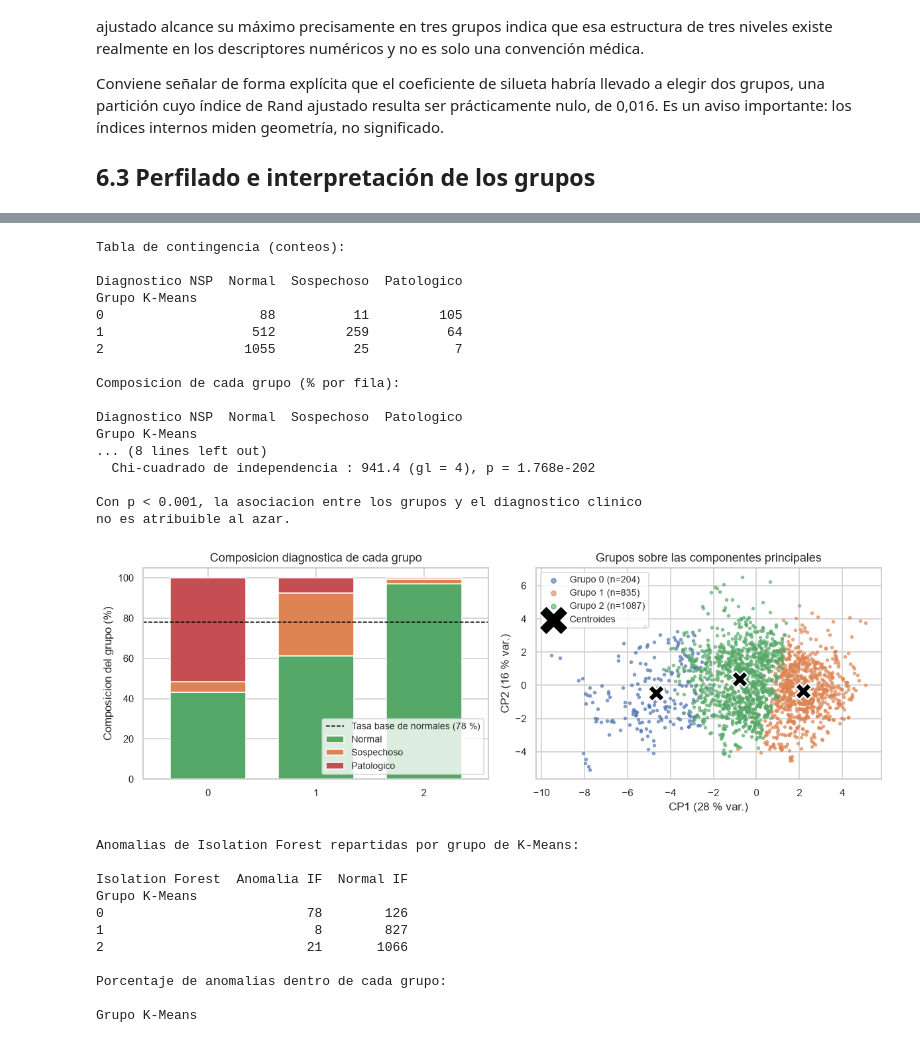
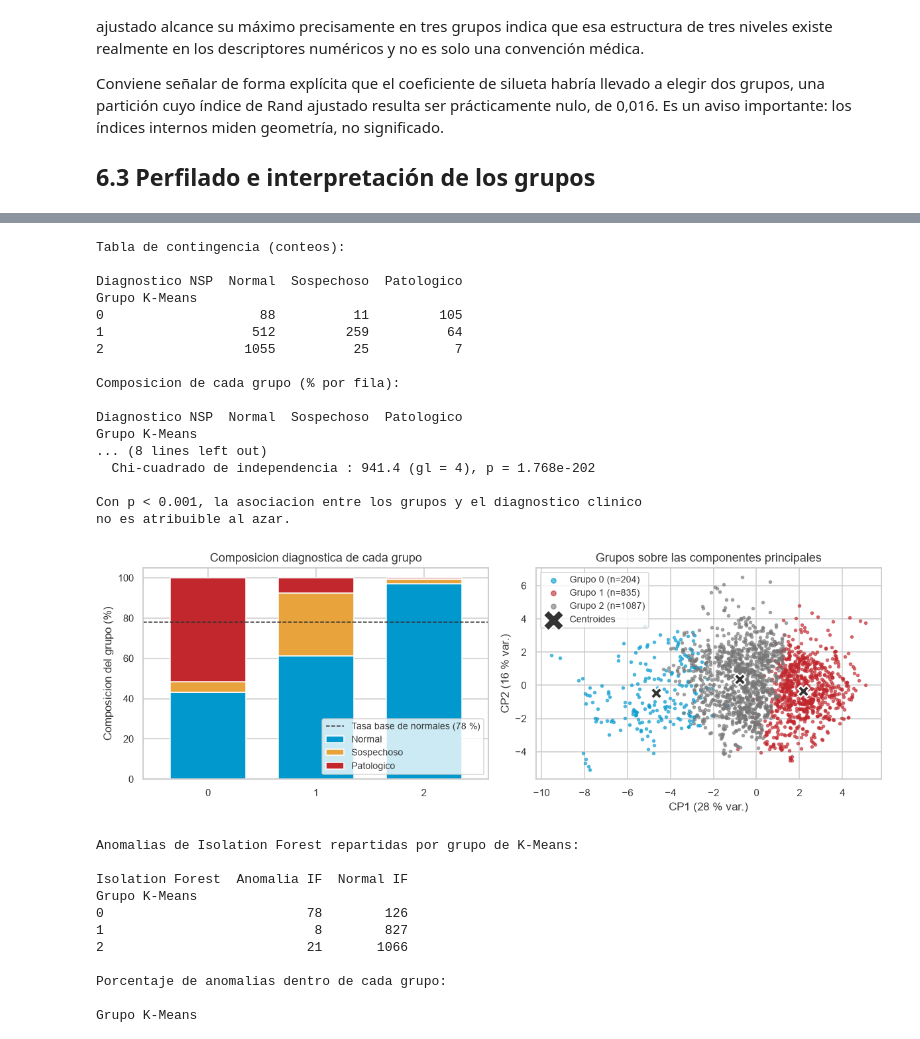
Before and after one commit to amenesesy/actividad-ml-ctg, a Jupyter notebook: ML_Actividad_CTG.ipynb, the cells around one changed output, grey strips where cells are left out. Drawn from its saved outputs; the diff is of its cells as text; code cells hidden in the pictures.

```diff
--- a/ML_Actividad_CTG.ipynb
+++ b/ML_Actividad_CTG.ipynb
@@ -711,7 +739,7 @@ datos_validos = df_bruto[VARIABLES].dropna()
 # Histogramas con estimacion de densidad
 fig, ejes = plt.subplots(3, 4, figsize=(11, 6.6))
 for eje, col in zip(ejes.flatten(), VARS_CLAVE):
-    sns.histplot(datos_validos[col], bins=30, kde=True, ax=eje, color="#4C72B0")
+    sns.histplot(datos_validos[col], bins=30, kde=True, ax=eje, color=UNIR_CIAN)
     eje.set_title(col + "  (asimetria = %.2f)" % datos_validos[col].skew(), fontsize=10)
     eje.set_xlabel("")
     eje.set_ylabel("")
@@ -725,9 +753,9 @@ guardar("fig_distribuciones")
 datos_z = (datos_validos - datos_validos.mean()) / datos_validos.std()
 
 plt.figure(figsize=(10.5, 4.2))
-sns.boxplot(data=datos_z, orient="v", fliersize=1.5, color="#DD8452")
+sns.boxplot(data=datos_z, orient="v", fliersize=1.5, color=UNIR_CIAN_CLA)
 plt.xticks(rotation=90)
-plt.axhline(0, color="grey", lw=0.8)
+plt.axhline(0, color=UNIR_GRIS, lw=0.8)
 plt.ylabel("Valor estandarizado (z)")
 plt.title("Diagramas de caja de las 21 variables estandarizadas")
 plt.tight_layout()
@@ -1732,16 +1760,16 @@ for i, ni in enumerate(nombres):
 fig, (a1, a2) = plt.subplots(1, 2, figsize=(11, 4.0))
 
 sns.heatmap(pd.DataFrame(jaccard, index=nombres, columns=nombres), annot=True,
-            fmt=".2f", cmap="Blues", vmin=0, vmax=1, ax=a1,
+            fmt=".2f", cmap=CMAP_SEQ, vmin=0, vmax=1, ax=a1,
             cbar_kws={"label": "indice de Jaccard"}, annot_kws={"size": 9})
 a1.set_title("Concordancia entre detectores")
 a1.tick_params(axis="x", rotation=30, labelsize=8)
 a1.tick_params(axis="y", labelsize=8)
 
 orden = tabla_anomalias["Lift"].sort_values()
-colores = ["#C44E52" if v < 2 else "#DD8452" if v < 5 else "#55A868" for v in orden]
+colores = [UNIR_ROJO if v < 2 else UNIR_AMBAR if v < 5 else UNIR_CIAN for v in orden]
 a2.barh(orden.index, orden.values, color=colores)
-a2.axvline(1, color="black", ls="--", lw=1, label="Sin capacidad discriminante")
+a2.axvline(1, color=UNIR_GRIS_OSC, ls="--", lw=1, label="Sin capacidad discriminante")
 a2.set_xlabel("Lift sobre la tasa base de casos patologicos")
 a2.set_title("Utilidad clinica de cada detector")
 a2.tick_params(labelsize=9)
@@ -1753,8 +1781,8 @@ guardar("fig_anomalias_jaccard")
 fig, ejes = plt.subplots(1, 3, figsize=(12, 3.9))
 for eje, nombre in zip(ejes, ["Mahalanobis MCD (5 %)", "Isolation Forest (5 %)", "LOF k=20 (5 %)"]):
     m = DETECTORES[nombre]
-    eje.scatter(Z2[~m, 0], Z2[~m, 1], s=6, c="#BBBBBB", label="Normal", alpha=0.6)
-    eje.scatter(Z2[m, 0], Z2[m, 1], s=16, c="#C44E52", label="Anomalia", edgecolor="k", lw=0.2)
+    eje.scatter(Z2[~m, 0], Z2[~m, 1], s=6, c="#C9CDD1", label="Normal", alpha=0.6)
+    eje.scatter(Z2[m, 0], Z2[m, 1], s=16, c=UNIR_ROJO, label="Anomalia", edgecolor="k", lw=0.2)
     eje.set_title("%s\n%.0f %% de patologicos entre las marcadas"
                   % (nombre, tabla_anomalias.loc[nombre, "% patologicos"]), fontsize=10)
     eje.set_xlabel("CP1 (%.0f %% var.)" % (100 * pca.explained_variance_ratio_[0]))
@@ -2073,8 +2101,8 @@ print("no es atribuible al azar.")
 fig, (a1, a2) = plt.subplots(1, 2, figsize=(11, 3.9))
 
 porcentajes.plot(kind="bar", stacked=True, ax=a1,
-                 color=["#55A868", "#DD8452", "#C44E52"], width=0.7)
-a1.axhline(100 * (y_nsp == 1).mean(), ls="--", color="black", lw=1,
+                 color=[UNIR_CIAN, UNIR_AMBAR, UNIR_ROJO], width=0.7)
+a1.axhline(100 * (y_nsp == 1).mean(), ls="--", color=UNIR_GRIS_OSC, lw=1,
            label="Tasa base de normales (%.0f %%)" % (100 * (y_nsp == 1).mean()))
 a1.set_ylabel("Composicion del grupo (%)")
 a1.set_xlabel("")
@@ -2086,39 +2114,39 @@ for g in range(K_ELEGIDO):
     m = etq_kmeans == g
     a2.scatter(Z2[m, 0], Z2[m, 1], s=7, alpha=0.6, label="Grupo %d (n=%d)" % (g, m.sum()))
 centros_2d = pca.transform(kmeans.cluster_centers_)[:, :2]
-a2.scatter(centros_2d[:, 0], centros_2d[:, 1], s=260, marker="X",
-           c="black", edgecolor="white", lw=1.5, label="Centroides", zorder=5)
+a2.scatter(centros_2d[:, 0], centros_2d[:, 1], s=130, marker="X",
+           c=UNIR_GRIS_OSC, edgecolor="white", lw=1.5, label="Centroides", zorder=5)
 a2.set_xlabel("CP1 (%.0f %% var.)" % (100 * pca.explained_variance_ratio_[0]))
 a2.set_ylabel("CP2 (%.0f %% var.)" % (100 * pca.explained_variance_ratio_[1]))
 a2.set_title("Grupos sobre las componentes principales")
 a2.legend(fontsize=9, markerscale=1.8)
 plt.tight_layout()
 guardar("fig_kmeans_nsp")
 
 RES["ari_kmeans"] = round(float(ari), 4)
 RES["nmi_kmeans"] = round(float(nmi), 4)
 RES["pureza_kmeans"] = round(float(pureza), 4)
 RES["contingencia_kmeans"] = contingencia.to_dict("index")
 RES["porcentajes_kmeans"] = porcentajes.to_dict("index")
 # %% [output]
 Tabla de contingencia (conteos):
 
 Diagnostico NSP  Normal  Sospechoso  Patologico
 Grupo K-Means
 0                    88          11         105
 1                   512         259          64
 2                  1055          25           7
 
 Composicion de cada grupo (% por fila):
 
 Diagnostico NSP  Normal  Sospechoso  Patologico
 Grupo K-Means
 ... (8 lines left out)
   Chi-cuadrado de independencia : 941.4 (gl = 4), p = 1.768e-202
 
 Con p < 0.001, la asociacion entre los grupos y el diagnostico clinico
 no es atribuible al azar.
-[figure, old version]
+[figure, new version]
 # %%
 # Celda 6.5. Relacion entre los grupos y las anomalias de la seccion 5.
 # Objetivo: comprobar si las dos tecnicas, aplicadas de forma independiente,
```
Also changed, not shown: parts of 13 cells of this notebook, 22 other files.
